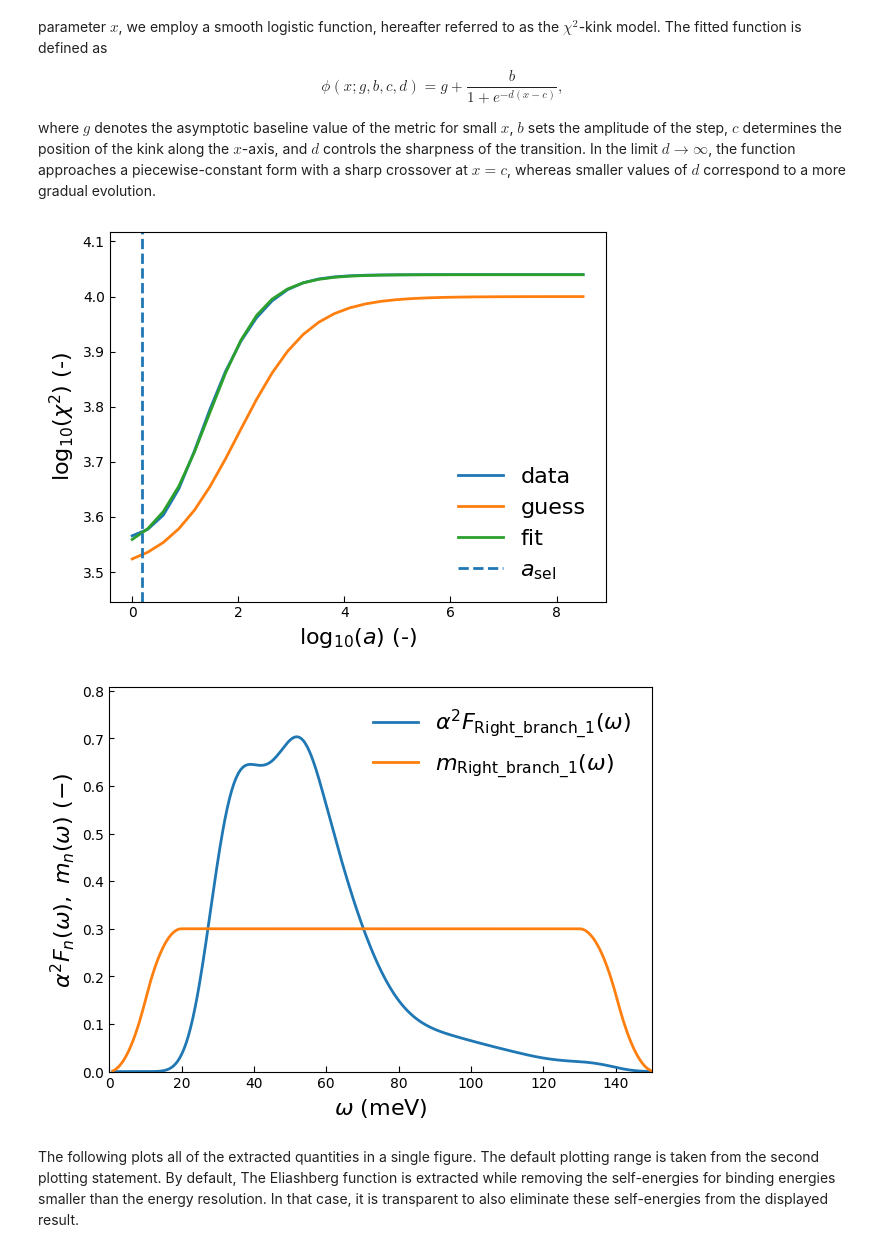
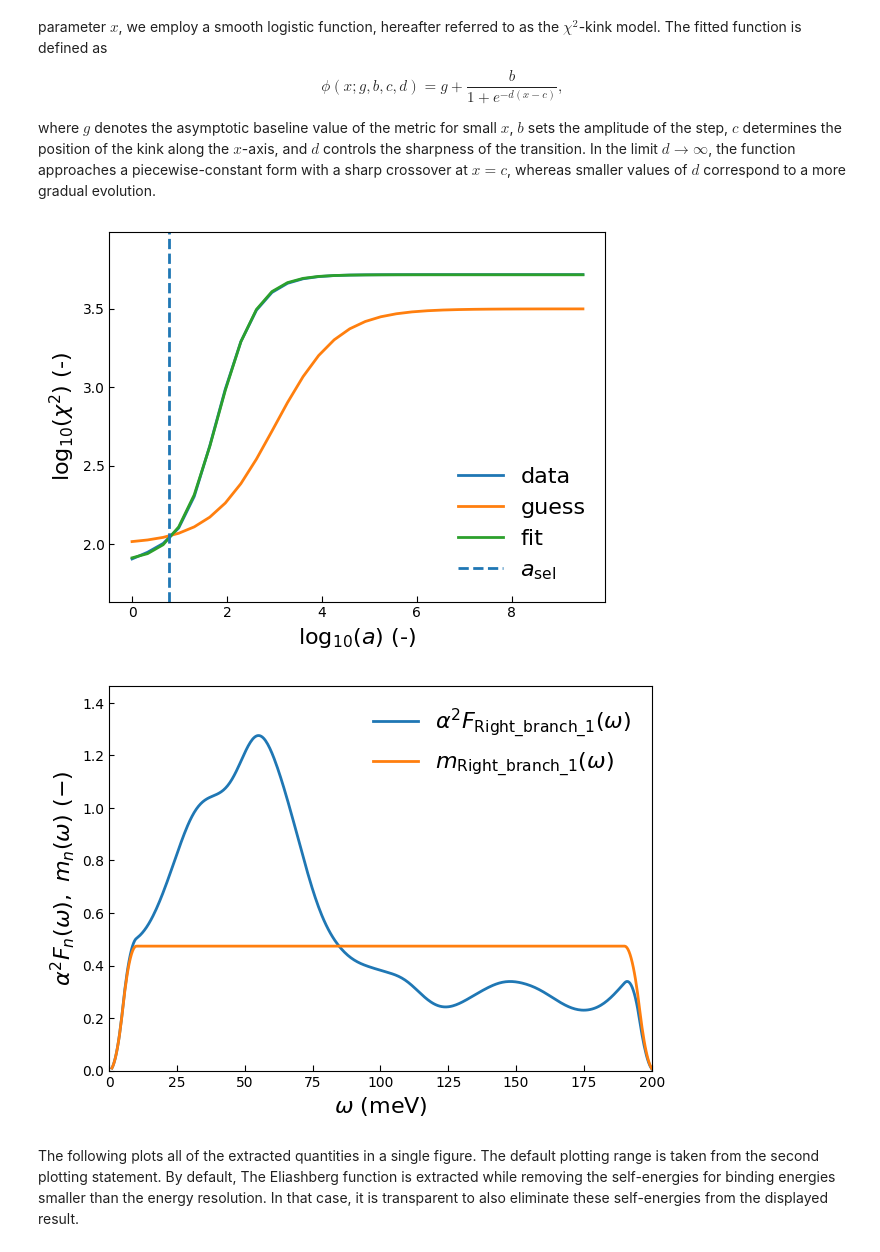
Before and after one commit to masaharutennis/xARPES, a Jupyter notebook: doc/notebooks/varification_csro.ipynb, the cells around one changed output. Saved outputs shown, nothing was run; the diff lists cells and outputs as text; code cells hidden in the pictures.

```diff
--- a/doc/notebooks/varification_csro.ipynb
+++ b/doc/notebooks/varification_csro.ipynb
@@ -21,7 +21,7 @@ xarpes.plot_settings('default')
 script_dir = xarpes.set_script_dir()
 
 dfld = 'data_sets'           # Folder containing the data
-flnm = 'csro_xarpes_demo' # Name of the file
+flnm = 'csro_fixed' # Name of the file
 extn = '.ibw'         # Extension of the file
 
 data_file_path = os.path.join(script_dir, dfld, flnm + extn)
@@ -63,8 +61,8 @@ print('The optimised hnu - Phi=' + f'{bmap.hnuminPhi:.4f}' + ' +/- '
 # %%
 %matplotlib inline
 
-angle_min = 2.5
-angle_max = 12.5
+angle_min = 1.25
+angle_max = 1.75
 
 energy_range = [-0.20, 0.0001]
 energy_value = -0.10
@@ -74,8 +72,8 @@ k_0 = 0
 mdcs = xarpes.MDCs(*bmap.mdc_set(angle_min, angle_max, energy_range=energy_range))
 
 guess_dists = xarpes.CreateDistributions([
-xarpes.Constant(offset=900),
-xarpes.SpectralQuadratic(amplitude=20, peak=7.5, broadening=0.009,
+xarpes.Constant(offset=850),
+xarpes.SpectralQuadratic(amplitude=0.2, peak=1.55, broadening=0.00009,
             center_wavevector=k_0, name='Right_branch', index='1')
 ])
 
@@ -103,7 +101,7 @@ fig = mdcs.fit_selection(distributions=guess_dists, ax=ax)
 fig = plt.figure(figsize=(6, 5)); ax = fig.gca()
 
 self_energy = xarpes.SelfEnergy(*mdcs.expose_parameters(select_label='Right_branch_1',
-                                bare_mass=-2, fermi_wavevector=0.37, side='right'))
+                                bare_mass=-0.01557611009, fermi_wavevector=0.09500534275, side='right'))
 
 fig = self_energy.plot_both(ax=ax, scale='meV')
 
@@ -148,17 +146,18 @@ gradual evolution.
 # %%
 %matplotlib inline
 
 fig, spectrum, model, omega_range, aval_select = self_energy.extract_a2f(
-    omega_min=1.0, omega_max=150, omega_num=500, omega_I=20, omega_M=130,
-    aval_min=1, aval_num=30, aval_max=9.5, lambda_el=0,
-    impurity_magnitude=120, h_n=0.3,
-    f_chi_squared=2.5,
-    g_guess=3.5, b_guess=0.5, c_guess=3.0, d_guess=1.5,
+    parts="real",
+    omega_min=1.0, omega_max=200, omega_num=500, omega_I=10, omega_M=190,
+    aval_min=0, aval_num=30, aval_max=9.5, lambda_el=1.892698978e-05,
+    impurity_magnitude=58.73509854, h_n=0.4738482189,
+    f_chi_squared=2.5, # default
+    g_guess=2.0, b_guess=1.5, c_guess=3.0, d_guess=1.5,
     show=True, fig_close=False)
 
 plt.show()
 # %% [output]
-[figure, old version]
+[figure, new version]
 # %%
 %matplotlib inline
 
@@ -168,7 +167,7 @@ fig = self_energy.plot_spectra(ax=ax)
 
 plt.show()
 # %% [output]
-[figure, old version]
+[figure, new version]
 # %% [markdown]
 The following plots all of the extracted quantities in a single figure. The default plotting range is taken from the second plotting statement.
 By default, The Eliashberg function is extracted while removing the self-energies for binding energies smaller than the energy resolution. In that case, it is transparent to also eliminate these self-energies from the displayed result.
```
Also changed, not shown: parts of 11 cells of this notebook, 4 other files.
